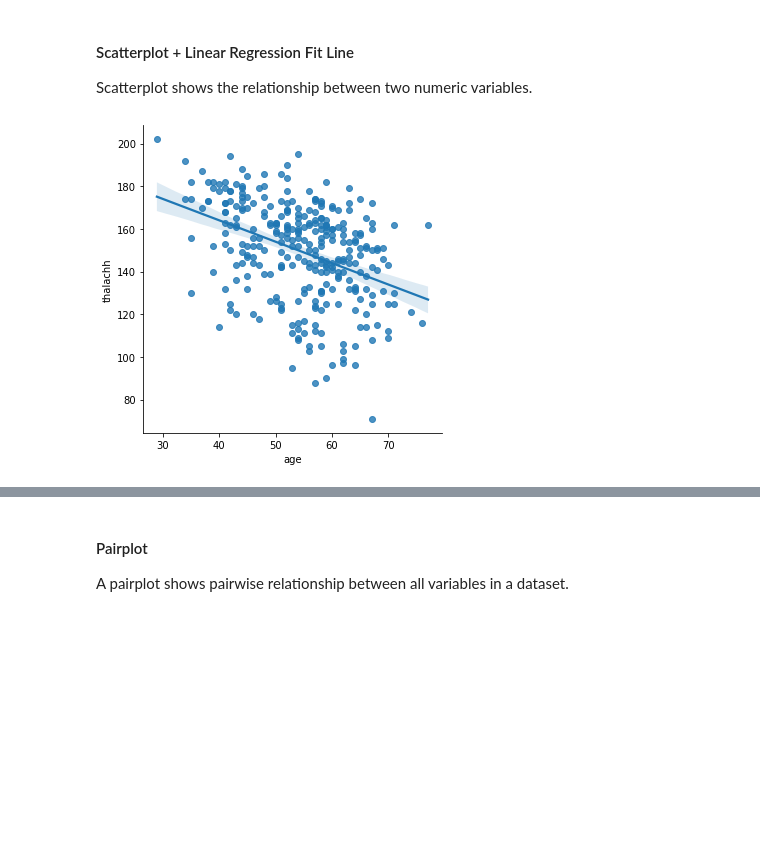
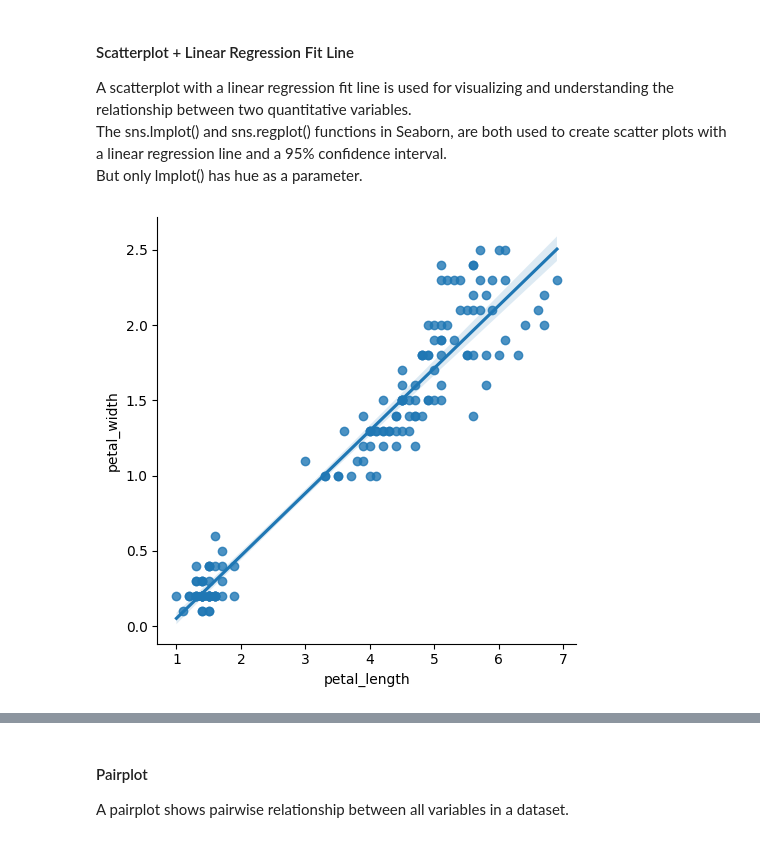
Before and after one commit to AlishaAng/EDA, a Jupyter notebook: Correlations.ipynb, the cells around one changed output, grey strips where cells are left out. Cells and saved outputs as stored; diff of their text form; code cells hidden in the pictures; blank space fills up the shorter version.

```diff
--- a/Correlations.ipynb
+++ b/Correlations.ipynb
@@ -13,0 +6,2 @@ Index(['age', 'sex', 'cp', 'trtbps', 'chol', 'fbs', 'restecg', 'thalachh',
+# %%
+df = sns.load_dataset("iris")
@@ -34,8 +43,10 @@ corr_matrix(df)
 # %% [markdown]
 #### Scatterplot + Linear Regression Fit Line
-Scatterplot shows the relationship between two numeric variables.
+A scatterplot with a linear regression fit line is used for visualizing and understanding the relationship between two quantitative variables. <br>
+The sns.lmplot() and sns.regplot() functions in Seaborn, are both used to create scatter plots with a linear regression line and a 95% confidence interval. <br>
+But only lmplot() has hue as a parameter.
 # %%
-sns.lmplot(x="age", y="thalachh", data=df);
+sns.lmplot(x="petal_length", y="petal_width", data=df);
 # %% [output]
-[figure, old version]
+[figure, new version]
 # %%
```
Also changed, not shown: parts of 10 cells of this notebook.
